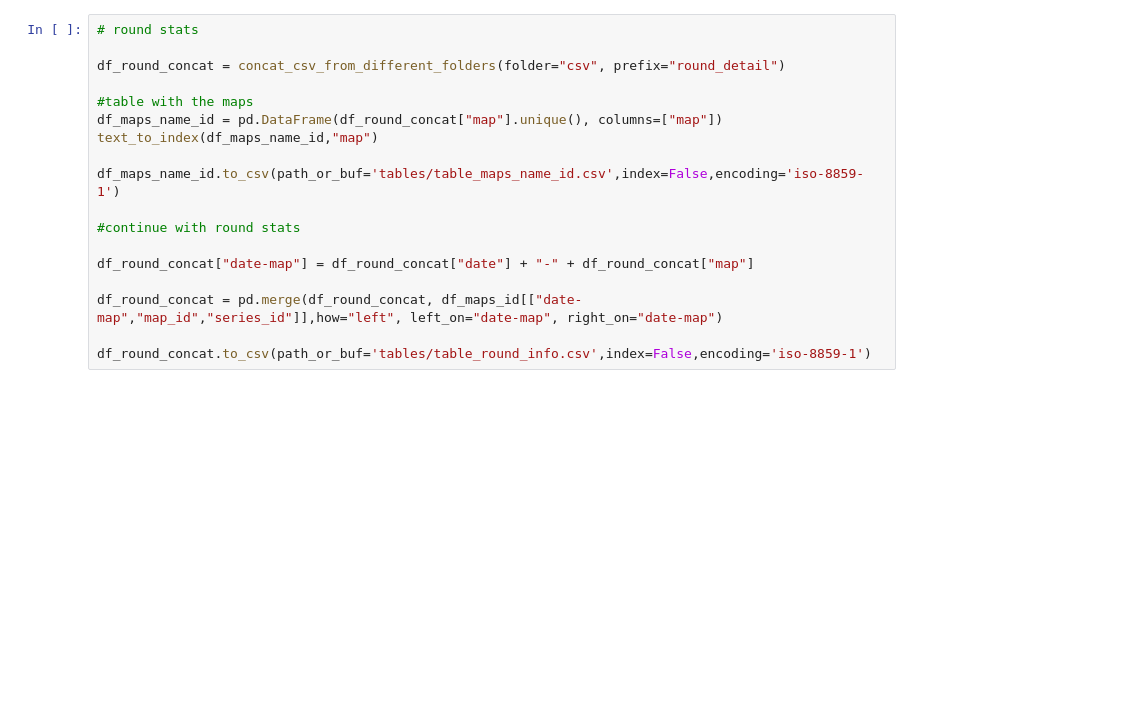
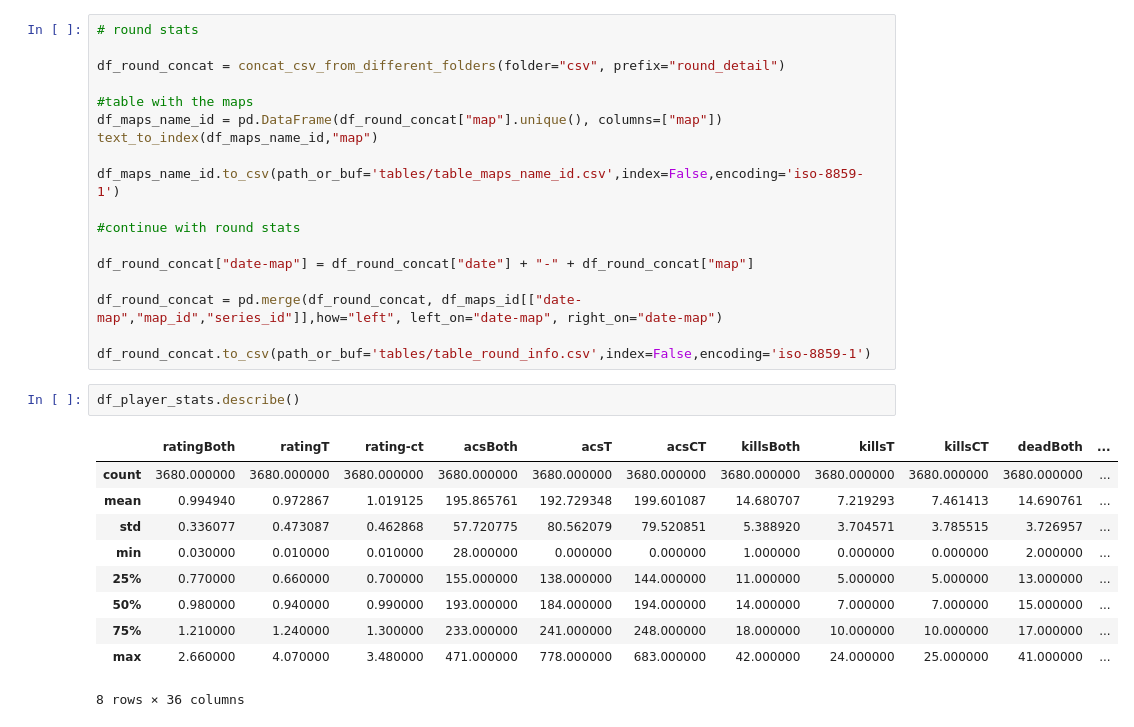
Before and after one commit to RkTcaster/vlr-scraper, a Jupyter notebook: csv_process.ipynb, the cells around one changed output. Saved outputs shown, nothing was run; the diff lists cells and outputs as text; blank space fills up the shorter version.

Commit message:
fixed player stats

```diff
--- a/csv_process.ipynb
+++ b/csv_process.ipynb
@@ -309,3 +309,16 @@ df_round_concat["date-map"] = df_round_concat["date"] + "-" + df_round_concat["m
 df_round_concat = pd.merge(df_round_concat, df_maps_id[["date-map","map_id","series_id"]],how="left", left_on="date-map", right_on="date-map")
 
 df_round_concat.to_csv(path_or_buf='tables/table_round_info.csv',index=False,encoding='iso-8859-1')
+# %%
+df_player_stats.describe()
+# %% [output]
+|  | ratingBoth | ratingT | rating-ct | acsBoth | acsT | acsCT | killsBoth | killsT | killsCT | deadBoth | ... |
+| count | 3680.000000 | 3680.000000 | 3680.000000 | 3680.000000 | 3680.000000 | 3680.000000 | 3680.000000 | 3680.000000 | 3680.000000 | 3680.000000 | ... |
+| mean | 0.994940 | 0.972867 | 1.019125 | 195.865761 | 192.729348 | 199.601087 | 14.680707 | 7.219293 | 7.461413 | 14.690761 | ... |
+| std | 0.336077 | 0.473087 | 0.462868 | 57.720775 | 80.562079 | 79.520851 | 5.388920 | 3.704571 | 3.785515 | 3.726957 | ... |
+| min | 0.030000 | 0.010000 | 0.010000 | 28.000000 | 0.000000 | 0.000000 | 1.000000 | 0.000000 | 0.000000 | 2.000000 | ... |
+| 25% | 0.770000 | 0.660000 | 0.700000 | 155.000000 | 138.000000 | 144.000000 | 11.000000 | 5.000000 | 5.000000 | 13.000000 | ... |
+| 50% | 0.980000 | 0.940000 | 0.990000 | 193.000000 | 184.000000 | 194.000000 | 14.000000 | 7.000000 | 7.000000 | 15.000000 | ... |
+| 75% | 1.210000 | 1.240000 | 1.300000 | 233.000000 | 241.000000 | 248.000000 | 18.000000 | 10.000000 | 10.000000 | 17.000000 | ... |
+| max | 2.660000 | 4.070000 | 3.480000 | 471.000000 | 778.000000 | 683.000000 | 42.000000 | 24.000000 | 25.000000 | 41.000000 | ... |
+8 rows × 36 columns
```
Also changed, not shown: parts of 4 cells of this notebook, 3 other files.
